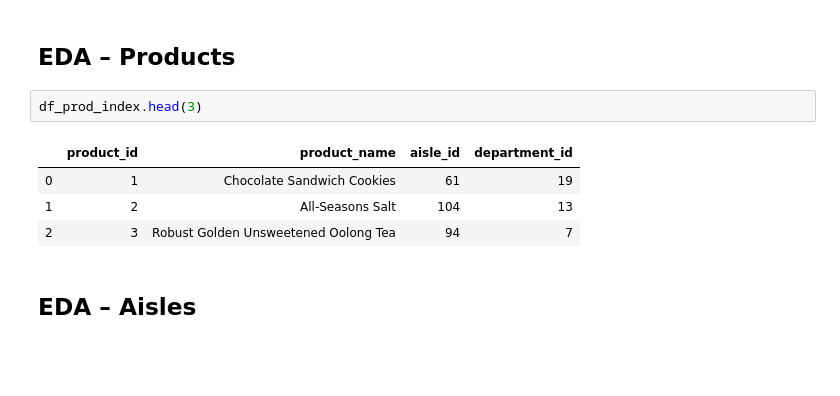
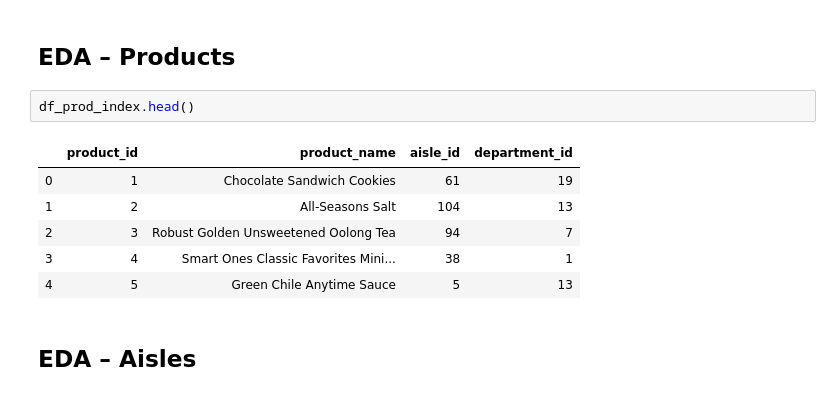
Before and after one commit to thomkav/classification_instacart, a Jupyter notebook: notebooks/dead/Instacart_Recommendation_Modeling.ipynb, the cells around one changed output. Saved outputs shown, nothing was run; the diff lists cells and outputs as text; blank space fills up the shorter version.

```diff
--- a/notebooks/Instacart_Recommendation_Modeling.ipynb
+++ b/notebooks/dead/Instacart_Recommendation_Modeling.ipynb
@@ -326,12 +157,14 @@ Mean dynamic suggestion relevancy score, Naive Algorithm, n=300:
 # %% [markdown]
 ## EDA – Products
 # %%
-df_prod_index.head(3)
+df_prod_index.head()
 # %% [output]
 |  | product_id | product_name | aisle_id | department_id |
 | 0 | 1 | Chocolate Sandwich Cookies | 61 | 19 |
 | 1 | 2 | All-Seasons Salt | 104 | 13 |
 | 2 | 3 | Robust Golden Unsweetened Oolong Tea | 94 | 7 |
+| 3 | 4 | Smart Ones Classic Favorites Mini... | 38 | 1 |
+| 4 | 5 | Green Chile Anytime Sauce | 5 | 13 |
 # %% [markdown]
 ## EDA – Aisles
 # %%
```
Also changed, not shown: parts of 48 cells of this notebook, 4 other files.
